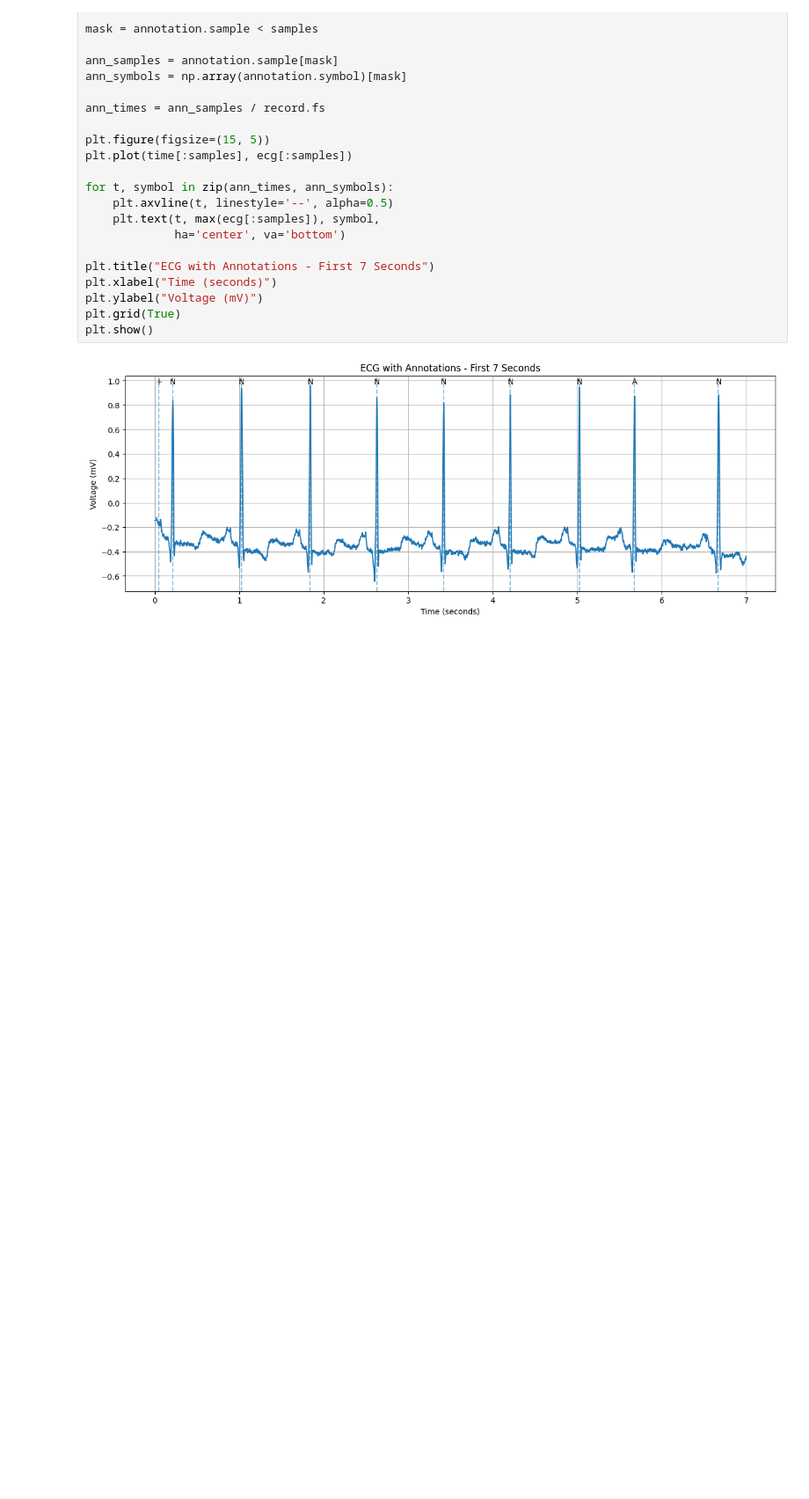
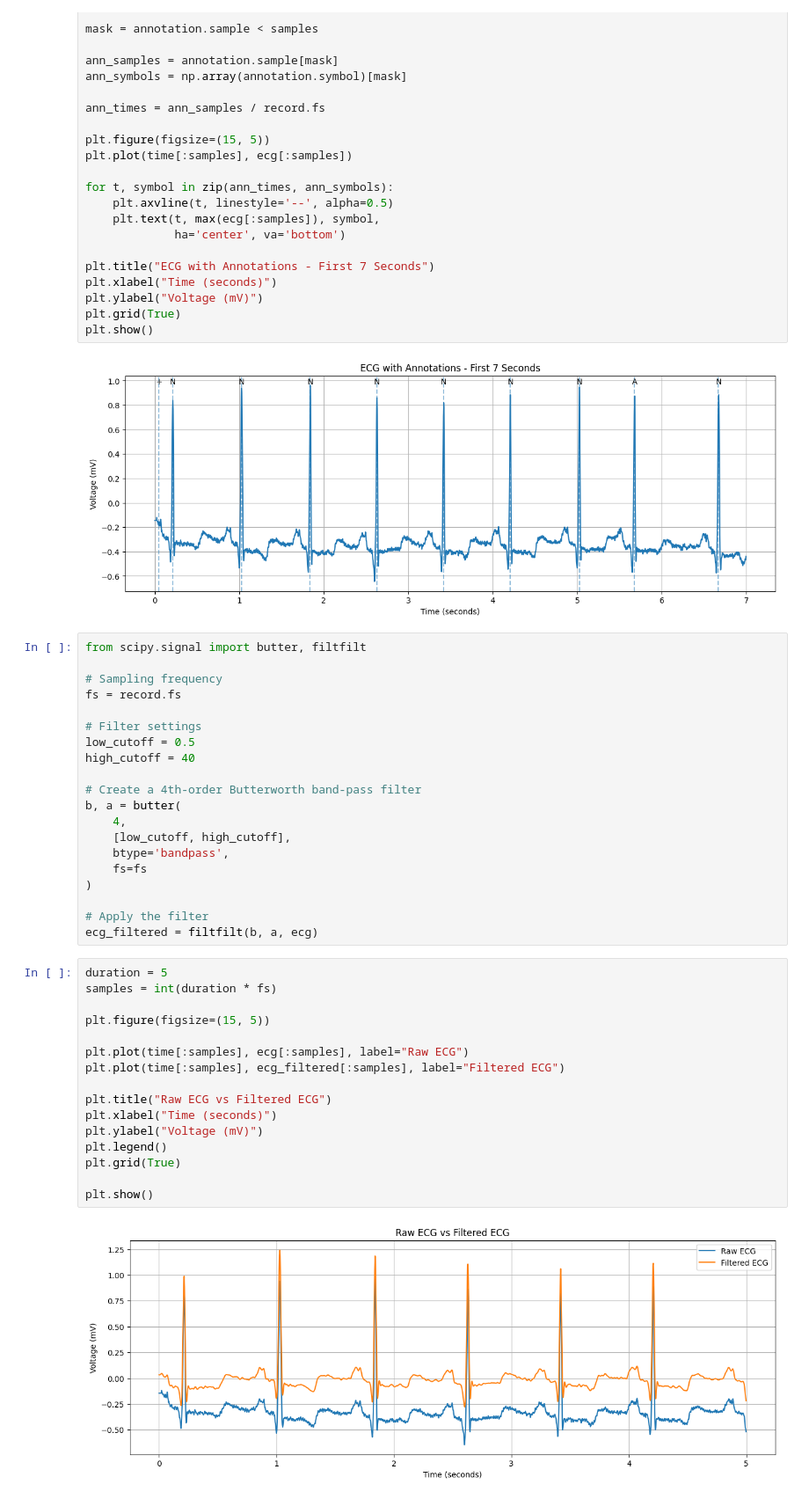
Before and after one commit to Chandana-dharshanam/ecg-detection, a Jupyter notebook: ecg-detection.ipynb, the cells around one changed output. Shown at 88% size. Cells and saved outputs as stored; diff of their text form; blank space fills up the shorter version.

```diff
--- a/ecg-detection.ipynb
+++ b/ecg-detection.ipynb
@@ -247,3 +247,41 @@ plt.grid(True)
 plt.show()
 # %% [output]
 [figure]
+# %%
+from scipy.signal import butter, filtfilt
+
+# Sampling frequency
+fs = record.fs
+
+# Filter settings
+low_cutoff = 0.5
+high_cutoff = 40
+
+# Create a 4th-order Butterworth band-pass filter
+b, a = butter(
+    4,
+    [low_cutoff, high_cutoff],
+    btype='bandpass',
+    fs=fs
+)
+
+# Apply the filter
+ecg_filtered = filtfilt(b, a, ecg)
+# %%
+duration = 5
+samples = int(duration * fs)
+
+plt.figure(figsize=(15, 5))
+
+plt.plot(time[:samples], ecg[:samples], label="Raw ECG")
+plt.plot(time[:samples], ecg_filtered[:samples], label="Filtered ECG")
+
+plt.title("Raw ECG vs Filtered ECG")
+plt.xlabel("Time (seconds)")
+plt.ylabel("Voltage (mV)")
+plt.legend()
+plt.grid(True)
+
+plt.show()
+# %% [output]
+[figure, added]
```
